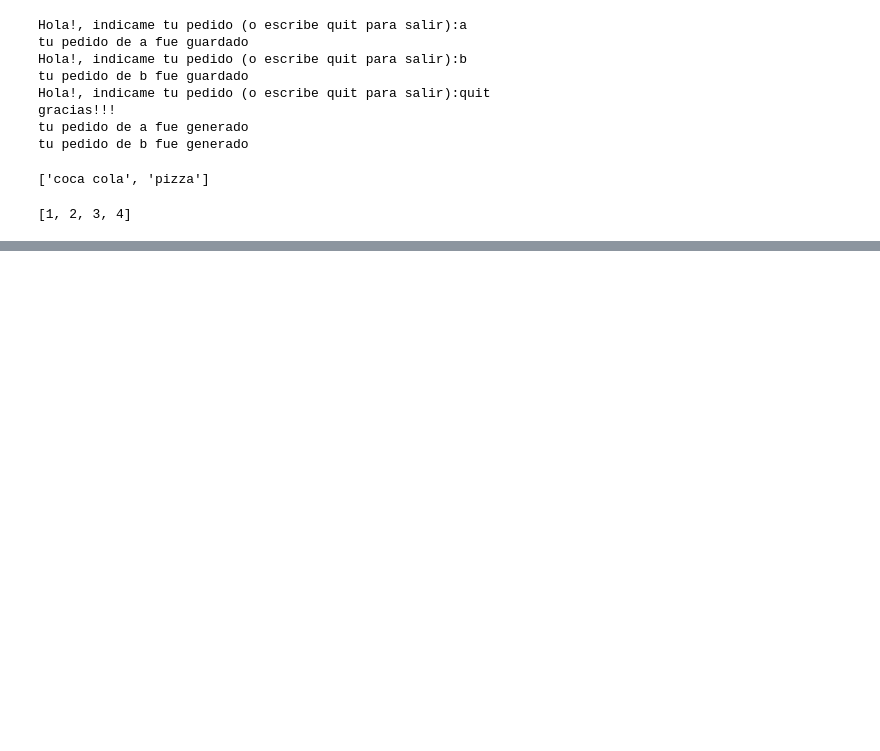
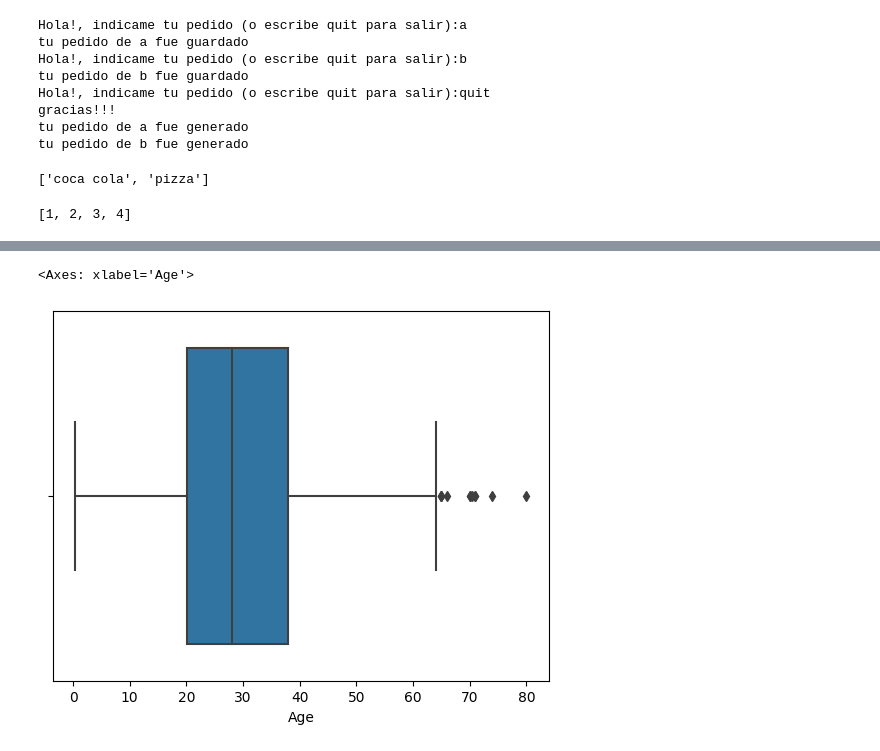
Before and after one commit to JCaballerot/Programacion_en_Python, a Jupyter notebook: resumen/introduccion_fundamentos/clase_2.ipynb, the cells around one changed output, grey strips where cells are left out. Drawn from its saved outputs; the diff is of its cells as text; code cells hidden in the pictures; blank space fills up the shorter version.

```diff
--- a/resumen/introduccion_fundamentos/clase_2.ipynb
+++ b/resumen/introduccion_fundamentos/clase_2.ipynb
@@ -354,0 +498,5 @@ my_list
+# %%
+sns.boxplot(data = pddf, x = 'Age')
+# %% [output]
+<Axes: xlabel='Age'>
+[figure, added]
```
Also changed, not shown: parts of 37 cells of this notebook.
